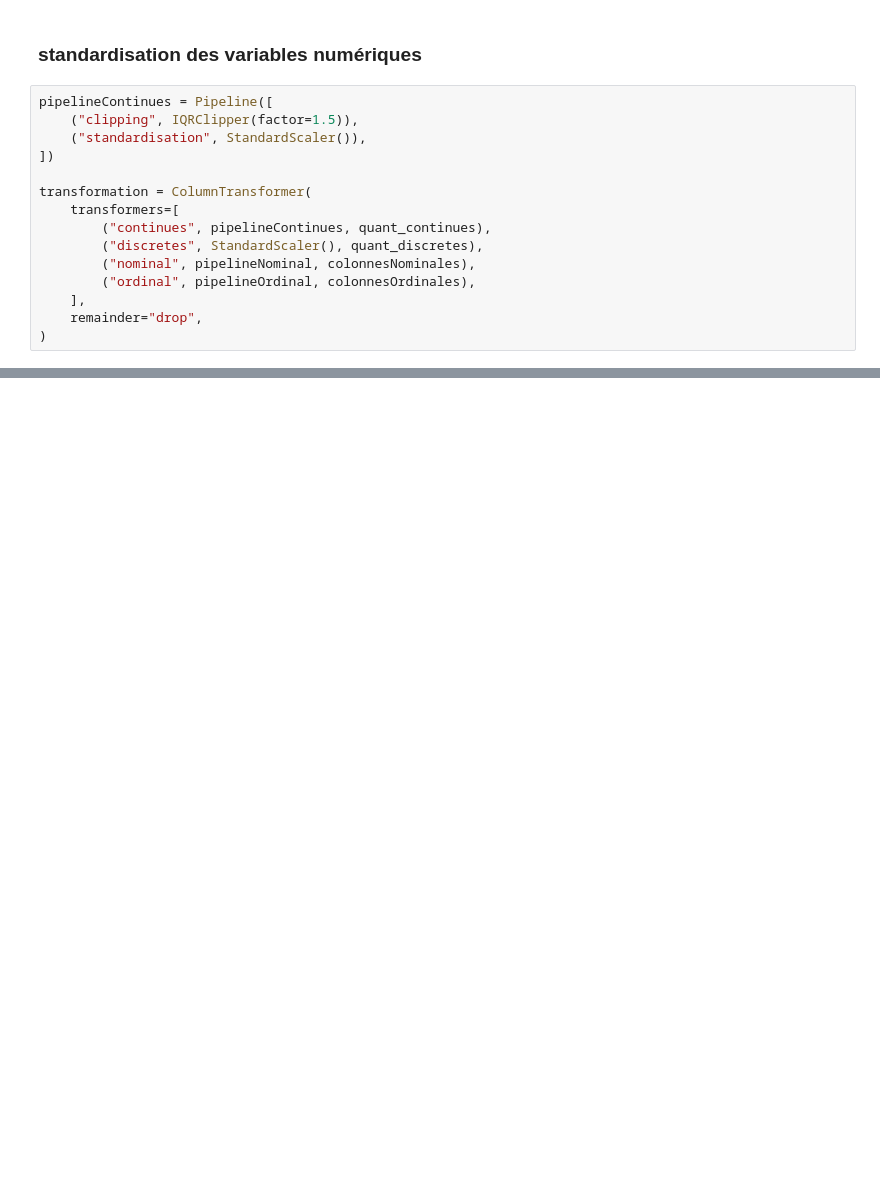
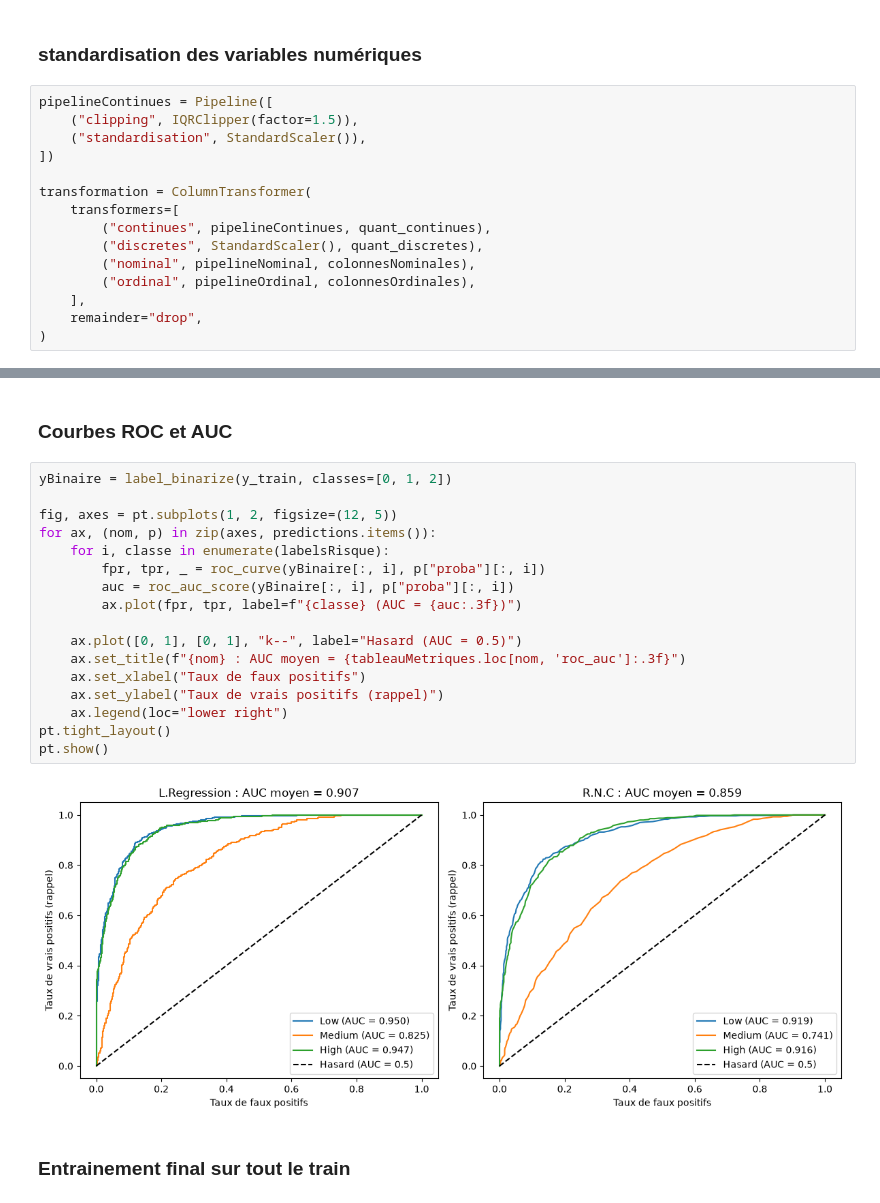
Before and after one commit to Oumohgh/Projet_Croisee, a Jupyter notebook: notebook/preprocessing.ipynb, the cells around one changed output, grey strips where cells are left out. Saved outputs shown, nothing was run; the diff lists cells and outputs as text; blank space fills up the shorter version.

```diff
--- a/notebook/preprocessing.ipynb
+++ b/notebook/preprocessing.ipynb
@@ -164,0 +351,23 @@ XTrainPrepare.head()
+# %% [markdown]
+### Courbes ROC et AUC
+# %%
+yBinaire = label_binarize(y_train, classes=[0, 1, 2])
+
+fig, axes = pt.subplots(1, 2, figsize=(12, 5))
+for ax, (nom, p) in zip(axes, predictions.items()):
+    for i, classe in enumerate(labelsRisque):
+        fpr, tpr, _ = roc_curve(yBinaire[:, i], p["proba"][:, i])
+        auc = roc_auc_score(yBinaire[:, i], p["proba"][:, i])
+        ax.plot(fpr, tpr, label=f"{classe} (AUC = {auc:.3f})")
+
+    ax.plot([0, 1], [0, 1], "k--", label="Hasard (AUC = 0.5)")
+    ax.set_title(f"{nom} : AUC moyen = {tableauMetriques.loc[nom, 'roc_auc']:.3f}")
+    ax.set_xlabel("Taux de faux positifs")
+    ax.set_ylabel("Taux de vrais positifs (rappel)")
+    ax.legend(loc="lower right")
+pt.tight_layout()
+pt.show()
+# %% [output]
+[figure, added]
+# %% [markdown]
+### Entrainement final sur tout le train
```
Also changed, not shown: parts of 42 cells of this notebook.
